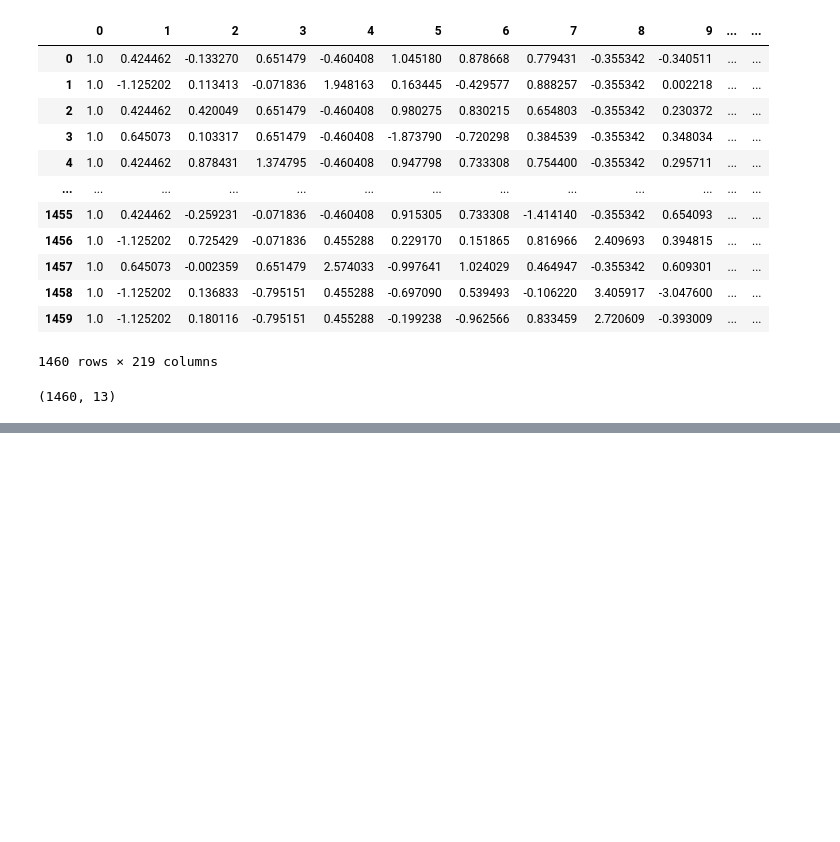
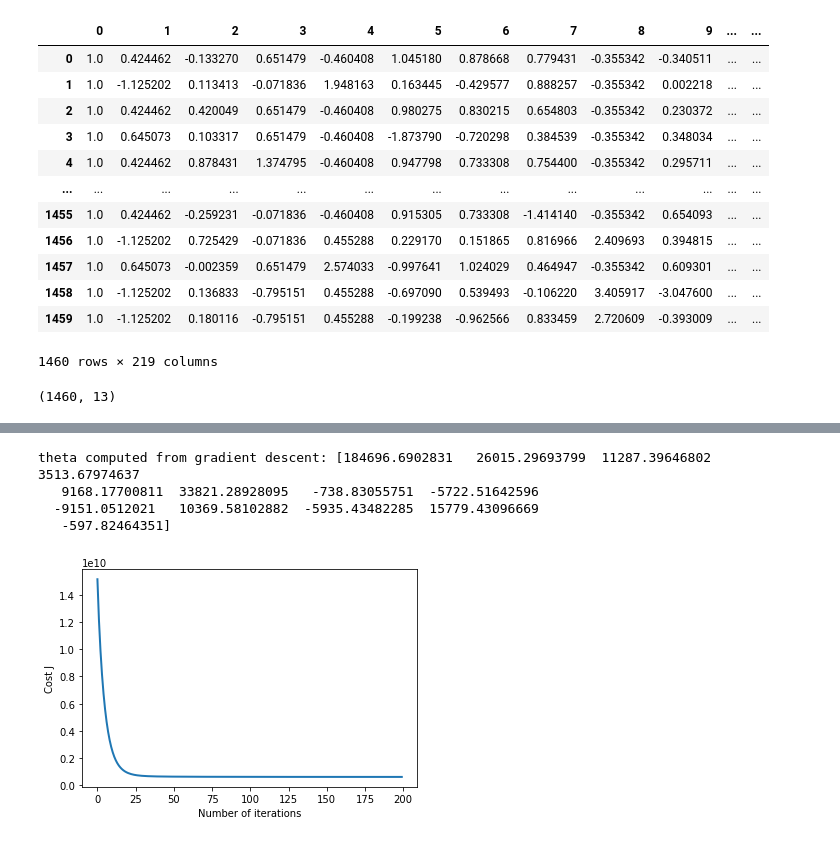
Before and after one commit to cmhay/HousingPricesPrediction, a Jupyter notebook: linear_prices_redo.ipynb, the cells around one changed output, grey strips where cells are left out. Drawn from its saved outputs; the diff is of its cells as text; code cells hidden in the pictures; blank space fills up the shorter version.

Commit message:
training and testing set refactored

```diff
--- a/linear_prices_redo.ipynb
+++ b/linear_prices_redo.ipynb
@@ -134,7 +134,8 @@ numeric_missed = ['BsmtFinSF1',
 'GarageArea',
 'GarageCars']
 for feature in numeric_missed:
-    data[feature] = data[feature].fillna(0)
+    #data[feature] = data[feature].fillna(0)
+    data[feature] = data[feature].fillna(data[feature].mean())
 #Filling the categorical data
 categorical_missed = ['Exterior1st',
 'Exterior2nd',
@@ -409,4 +410,11 @@ def gradient_descent_multiple(X, y, theta, alpha, num_iters):
         J_history.append(compute_cost_multiple(X, y, theta))
 
     return theta, J_history
+# %%
+# Split Datasets for testing and training
+x_train, x_test, y_train, y_test = train_test_split(normal_data, y_train, test_size=0.2)
+x_train = np.array(x_train)
+x_test = np.array(x_test)
+y_train = np.array(y_train)
+y_test = np.array(y_test)
 # %%
@@ -448,0 +478,25 @@ print('VarScore:',metrics.explained_variance_score(y,prediction))
+# %%
+# Same for testing set
+
+# Testing the training set
+# Choose some alpha value - change this
+alpha = 0.1
+num_iters = 200
+
+# init theta and run gradient descent
+theta = np.zeros(normal_data.shape[1])
+theta, J_history = gradient_descent_multiple(x_test, y_test, theta, alpha, num_iters)
+
+# Plot the convergence graph
+plt.plot(np.arange(len(J_history)), J_history, lw=2)
+plt.xlabel('Number of iterations')
+plt.ylabel('Cost J')
+
+# Display the gradient descent's result
+print('theta computed from gradient descent: {:s}'.format(str(theta)))
+# %% [output]
+theta computed from gradient descent: [184696.6902831   26015.29693799  11287.39646802   3513.67974637
+   9168.17700811  33821.28928095   -738.83055751  -5722.51642596
+  -9151.0512021   10369.58102882  -5935.43482285  15779.43096669
+   -597.82464351]
+[figure, added]
```
Also changed, not shown: parts of 4 cells of this notebook, 1 other file.
